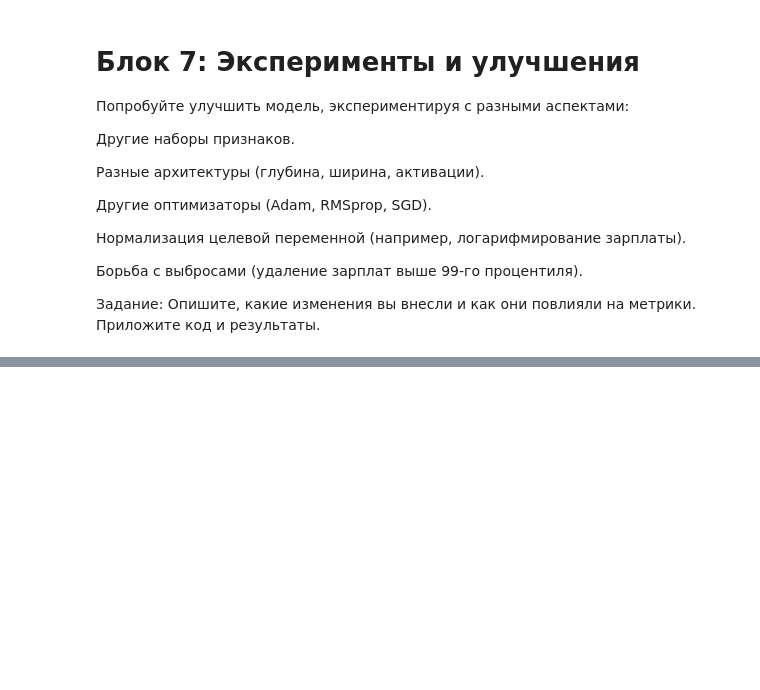
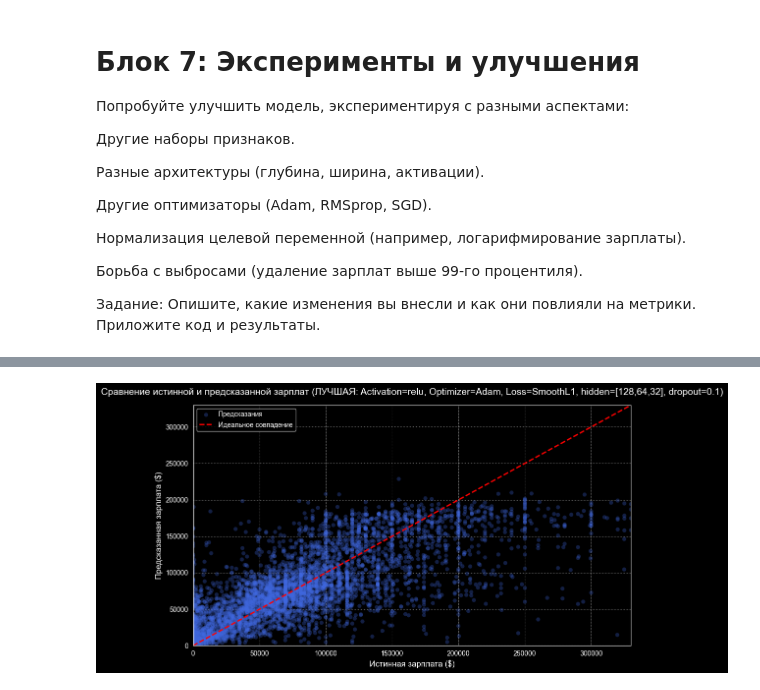
Before and after one commit to KrisTinaShch/TM_Practice, a Jupyter notebook: stackoverflow_salary_prediction/salary_prediction_nn.ipynb, the cells around one changed output, grey strips where cells are left out. Drawn from its saved outputs; the diff is of its cells as text; code cells hidden in the pictures; blank space fills up the shorter version.

Commit message:
Run 12 training models and generate predictions

```diff
--- a/stackoverflow_salary_prediction/salary_prediction_nn.ipynb
+++ b/stackoverflow_salary_prediction/salary_prediction_nn.ipynb
@@ -764,7 +764,31 @@ def create_dataloaders(X_train, X_test, y_train, y_test,batch_size):
 
 train_loader, test_loader = create_dataloaders(X_train_scaled_sc, X_test_scaled_sc, y_train_log, y_test_log, batch_size=BATCH_SIZE)
 # %%
-import matplotlib.pyplot as plt
+def find_and_plot_best_model_by_mae(models_dict):
+    best_mae = float('inf')
+    best_model_name = None
+    best_model_tuple = None
+
+    print("=== Сравнение всех моделей по MAE ===")
+
+    for name, model_tuple in models_dict.items():
+        all_preds = model_tuple[5]
+        all_labels = model_tuple[6]
+
+        preds_real = np.expm1(np.array(all_preds))
+        labels_real = np.expm1(np.array(all_labels))
+
+        current_mae = mean_absolute_error(labels_real, preds_real)
+        print(f"Модель: {name.ljust(45)} | MAE: ${current_mae:,.2f}")
+
+        if current_mae < best_mae:
+            best_mae = current_mae
+            best_model_name = name
+            best_model_tuple = model_tuple
+
+    print("-" * 65)
+    print(f"🏆 Победитель по наименьшему MAE: {best_model_name} (${best_mae:,.2f})\n")
+    plot_model_evaluation(best_model_tuple, model_name=f"ЛУЧШАЯ: {best_model_name}")
 
 def plot_model_evaluation(model_tuple, model_name="модели"):
     trained_model, train_losses, test_losses, train_mae, test_mae, all_preds, all_labels = model_tuple
@@ -1033,0 +1142,18 @@ plot_model_evaluation(model_12,'Activation=relu, Optimizer - adam, Loss = MSE, h
+# %%
+my_models = {
+    "Activation=relu, Optimizer=Adam, Loss=MSE": model_1,
+    "Activation=relu, Optimizer=SGD, Loss=MSE": model_2,
+    "Activation=leakyrelu, Optimizer=Adam, Loss=MSE": model_3,
+    "Activation=softplus, Optimizer=Adam, Loss=MSE": model_4,
+    "Activation=relu, Optimizer=Adam, Loss=SmoothL1": model_5,
+    "Activation=relu, Optimizer=Adam, Loss=SmoothL1, hidden=[64,32], dropout=0.1": model_6,
+    "Activation=relu, Optimizer=Adam, Loss=SmoothL1, hidden=[64,32], dropout=0.2": model_7,
+    "Activation=relu, Optimizer=Adam, Loss=MSE, hidden=[64,32], dropout=0.2": model_8,
+    "Activation=relu, Optimizer=Adam, Loss=MAE, hidden=[64,32], dropout=0.2": model_9,
+    "Activation=relu, Optimizer=Adam, Loss=MAE, hidden=[128,64,32], dropout=0.1": model_10,
+    "Activation=relu, Optimizer=Adam, Loss=SmoothL1, hidden=[128,64,32], dropout=0.1": model_11,
+    "Activation=relu, Optimizer=Adam, Loss=MSE, hidden=[128,64,32], dropout=0.1": model_12,
+}
+# %%
+find_and_plot_best_model_by_mae(my_models)
+# %% [output]
@@ -1033,0 +1180 @@ plot_model_evaluation(model_12,'Activation=relu, Optimizer - adam, Loss = MSE, h
+[figure, added]
```
Also changed, not shown: parts of 13 cells of this notebook.
